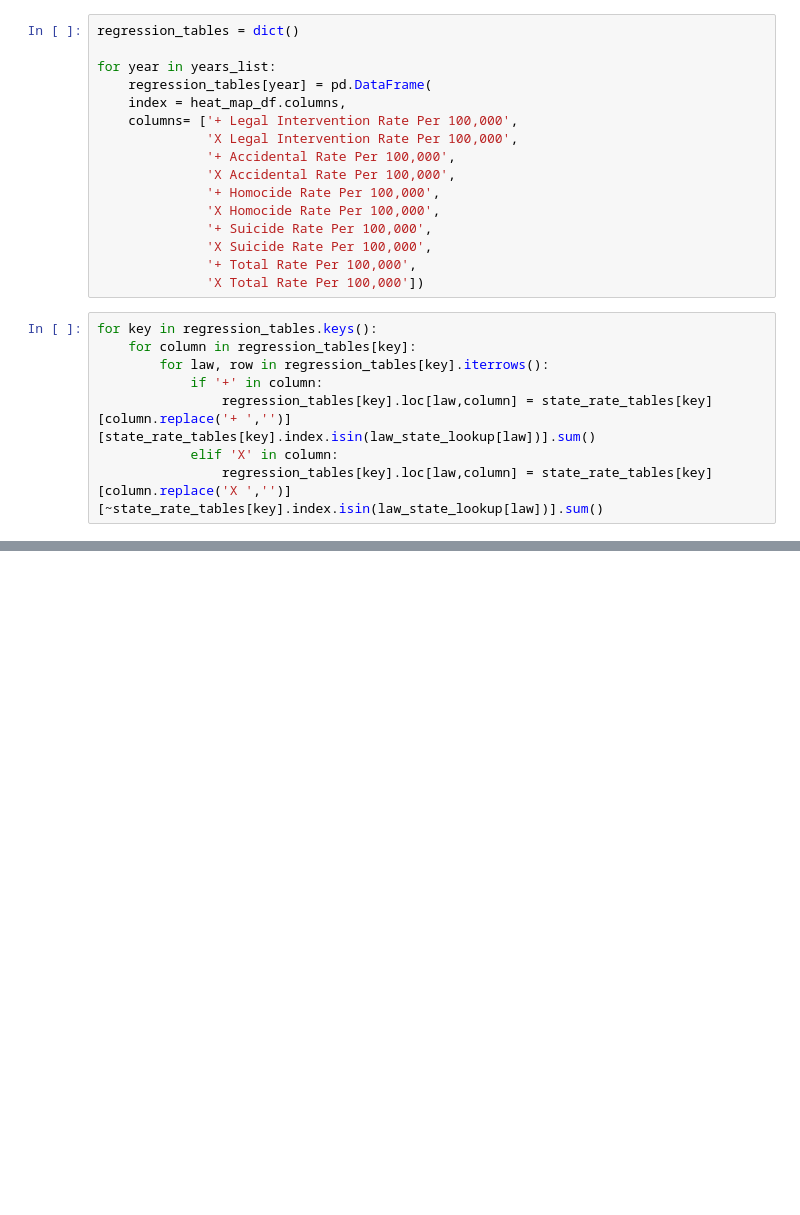
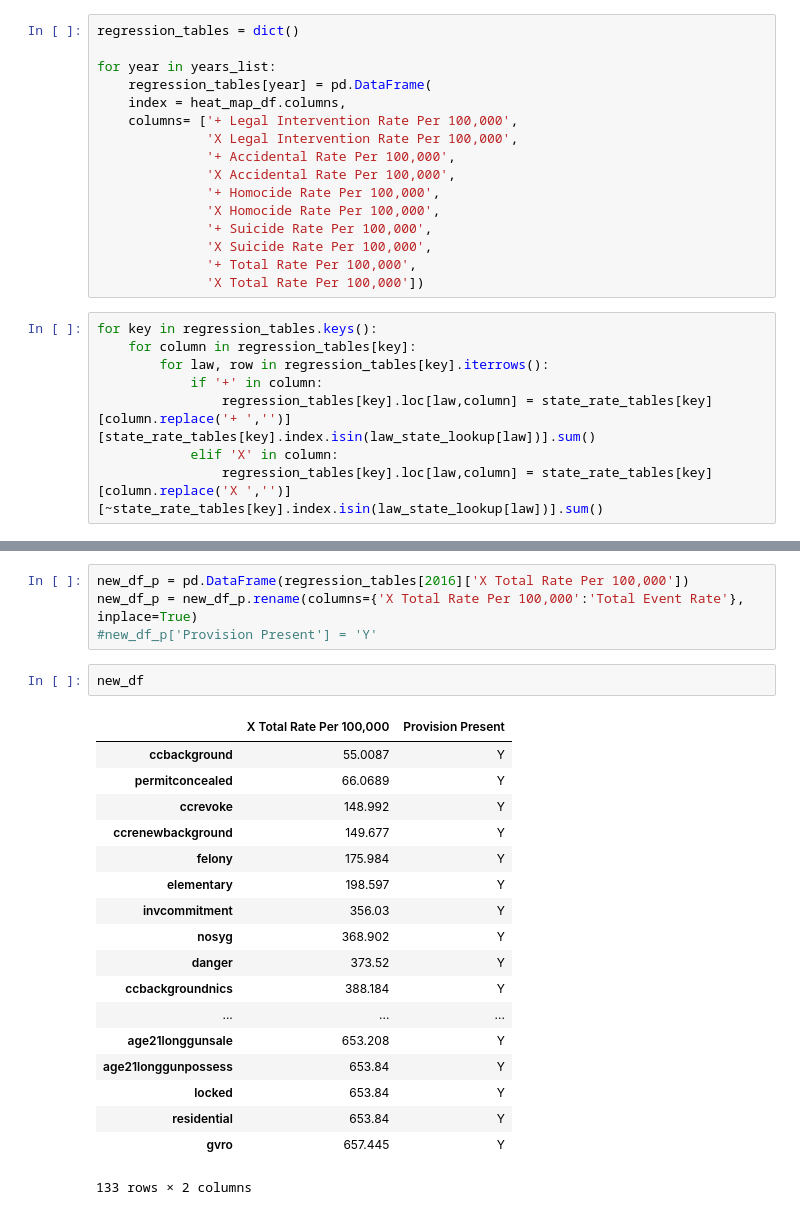
Before and after one commit to jjahn0/team2_repos, a Jupyter notebook: ED Data Manip.ipynb, the cells around one changed output, grey strips where cells are left out. Cells and saved outputs as stored; diff of their text form; blank space fills up the shorter version.

```diff
--- a/ED Data Manip.ipynb
+++ b/ED Data Manip.ipynb
@@ -286,0 +295,25 @@ regression_tables[2016].head()
+# %%
+new_df_p = pd.DataFrame(regression_tables[2016]['X Total Rate Per 100,000'])
+new_df_p = new_df_p.rename(columns={'X Total Rate Per 100,000':'Total Event Rate'}, inplace=True)
+#new_df_p['Provision Present'] = 'Y'
+# %%
+new_df
+# %% [output]
+|  | X Total Rate Per 100,000 | Provision Present |
+| ccbackground | 55.0087 | Y |
+| permitconcealed | 66.0689 | Y |
+| ccrevoke | 148.992 | Y |
+| ccrenewbackground | 149.677 | Y |
+| felony | 175.984 | Y |
+| elementary | 198.597 | Y |
+| invcommitment | 356.03 | Y |
+| nosyg | 368.902 | Y |
+| danger | 373.52 | Y |
+| ccbackgroundnics | 388.184 | Y |
+| ... | ... | ... |
+| age21longgunsale | 653.208 | Y |
+| age21longgunpossess | 653.84 | Y |
+| locked | 653.84 | Y |
+| residential | 653.84 | Y |
+| gvro | 657.445 | Y |
+133 rows × 2 columns
```
Also changed, not shown: parts of 7 cells of this notebook.
